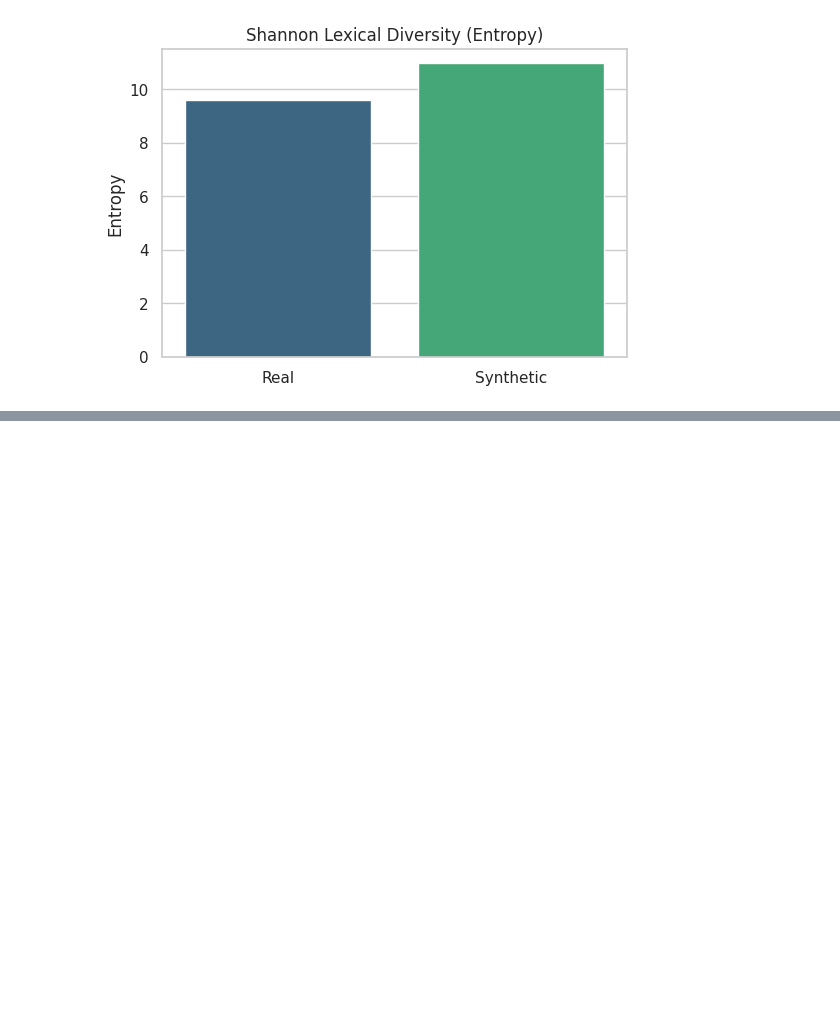
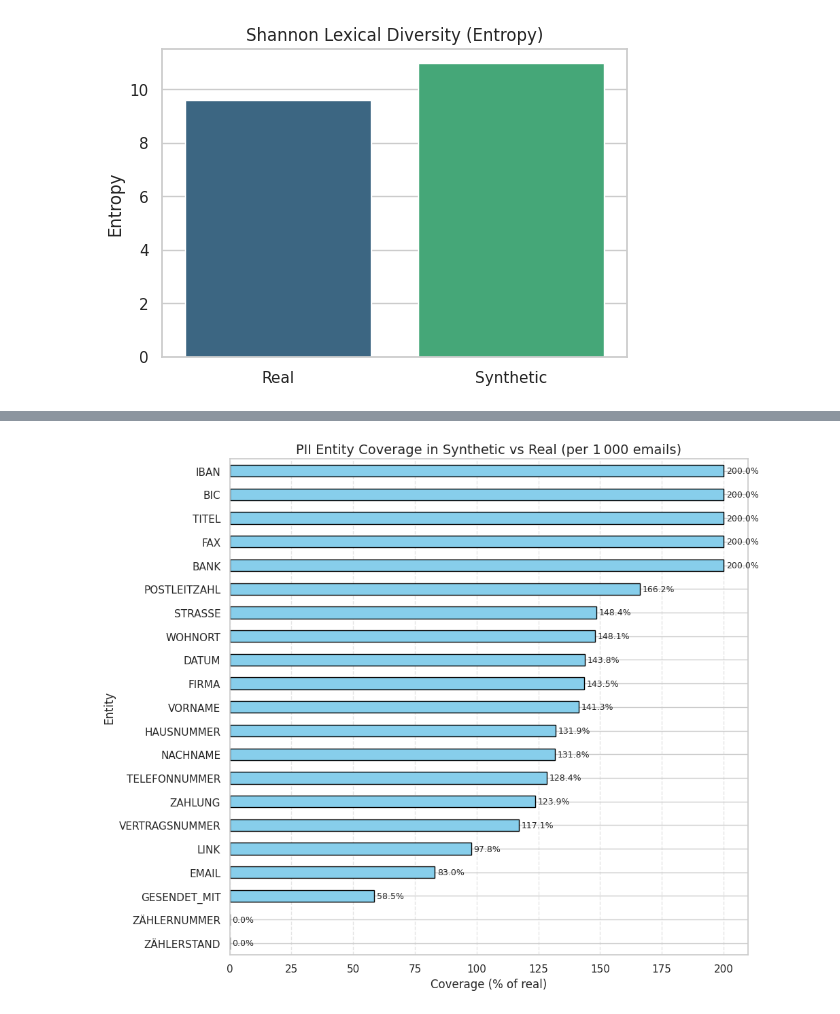
Before and after one commit to AnnaGhost2713/daia-eon, a Jupyter notebook: notebooks/2_synthetic_data_generation/03_evaluation.ipynb, the cells around one changed output, grey strips where cells are left out. Saved outputs shown, nothing was run; the diff lists cells and outputs as text; code cells hidden in the pictures; blank space fills up the shorter version.

```diff
--- a/notebooks/2_synthetic_data_generation/03_evaluation.ipynb
+++ b/notebooks/2_synthetic_data_generation/03_evaluation.ipynb
@@ -360,0 +605,93 @@ Passing `palette` without assigning `hue` is deprecated and will be removed in v
+# %%
+# --------- SYNTHETIC COVERAGE (%) PER ENTITY LABEL ---------
+import json
+import pandas as pd
+import matplotlib.pyplot as plt
+from collections import Counter, defaultdict
+
+# ── Set these to wherever your filled‐and‐tagged JSON actually is ─────────
+REAL_PATH  = "/content/daia-eon/data/original/original_with_spans.json"
+SYNTH_PATH = "/content/daia-eon/data/synthetic/synthetic_mails_option_a.json"
+
+# ── Load JSONs ────────────────────────────────────────────────────────────
+with open(REAL_PATH, encoding="utf-8") as f:
+    real_data = json.load(f)
+with open(SYNTH_PATH, encoding="utf-8") as f:
+    synth_data = json.load(f)
+
+# ── Exclude held‐out set from real ────────────────────────────────────────
+TEST_IDS   = {0,2,3,18,19,20,32,34,40,45,52,57,61,65,66,70,71,73,75,78,81,96,102,105,108,109,112,115,122,129,132,134,142,145,146,157,165,166,176,177}
+TEST_FILES = {f"{i}.txt" for i in TEST_IDS}
+real_data  = [r for r in real_data if r["file"] not in TEST_FILES]
+
+# ── Placeholder groups (your master map) ────────────────────────────────
+PLACEHOLDERS = {
+    "TITEL":         ["TITEL"],
+    "VORNAME":       ["VORNAME"],
+    "NACHNAME":      ["NACHNAME"],
+    "FIRMA":         ["FIRMA"],
+    "TELEFONNUMMER": ["TELEFONNUMMER"],
+    "EMAIL":         ["EMAIL"],
+    "FAX":           ["FAX"],
+    "STRASSE":       ["STRASSE"],
+    "HAUSNUMMER":    ["HAUSNUMMER"],
+    "POSTLEITZAHL":  ["POSTLEITZAHL","PLZ","ZIP"],
+    "WOHNORT":       ["WOHNORT","ORT","CITY"],
+    "ZÄHLERNUMMER":  ["ZÄHLERNUMMER","METER_ID"],
+    "ZÄHLERSTAND":   ["ZÄHLERSTAND","METER_READING"],
+    "VERTRAGSNUMMER":["VERTRAGSNUMMER","ANGEBOTSNUMMER","KUNDENNUMMER"],
+    "ZAHLUNG":       ["BETRAG","ZAHLUNG","AMOUNT"],
+    "BANK":          ["BANK"],
+    "IBAN":          ["IBAN"],
+    "BIC":           ["BIC"],
+    "DATUM":         ["DATUM","DATE"],
+    "GESENDET_MIT":  ["GESENDET_MIT"],
+    "LINK":          ["LINK"]
+}
+
+# ── Count spans in real and synthetic via their "labels" fields ─────────
+def count_by_label(dataset):
+    cnt = Counter()
+    for entry in dataset:
+        for ann in entry.get("labels", []):
+            key = ann["label"].upper()
+            if key in PLACEHOLDERS:
+                cnt[key] += 1
+    return cnt
+
+real_counts  = count_by_label(real_data)
+synth_counts = count_by_label(synth_data)
+
+# ── Normalize per 1000 emails ────────────────────────────────────────────
+n_real, n_synth = len(real_data), len(synth_data)
+real_per_1k  = {k:v/n_real*1000  for k,v in real_counts.items()}
+synth_per_1k = {k:v/n_synth*1000 for k,v in synth_counts.items()}
+
+# ── Build DataFrame ─────────────────────────────────────────────────────
+rows = []
+for key in PLACEHOLDERS:
+    rp = real_per_1k .get(key,0)
+    sp = synth_per_1k.get(key,0)
+    cov = (sp/rp*100) if rp>0 else 0
+    rows.append((key, rp, sp, cov))
+
+df = pd.DataFrame(rows,
+    columns=["Entity","Real per 1 000","Synth per 1 000","Coverage (%)"]
+).set_index("Entity")
+df["Coverage (%)"] = df["Coverage (%)"].clip(upper=200)
+
+# ── Plot Bar Chart ───────────────────────────────────────────────────────
+plt.figure(figsize=(10, max(6,0.4*len(df))))
+ax = df["Coverage (%)"].sort_values().plot.barh(
+    color="skyblue", edgecolor="black"
+)
+for i,val in enumerate(df["Coverage (%)"].sort_values()):
+    ax.text(val+1, i, f"{val:.1f}%", va="center", fontsize=9)
+
+plt.title("PII Entity Coverage in Synthetic vs Real (per 1 000 emails)", fontsize=14)
+plt.xlabel("Coverage (% of real)", fontsize=12)
+plt.grid(axis="x", linestyle="--", alpha=0.5)
+plt.tight_layout()
+plt.show()
+# %% [output]
+[figure, added]
```
Also changed, not shown: parts of 6 cells of this notebook.
